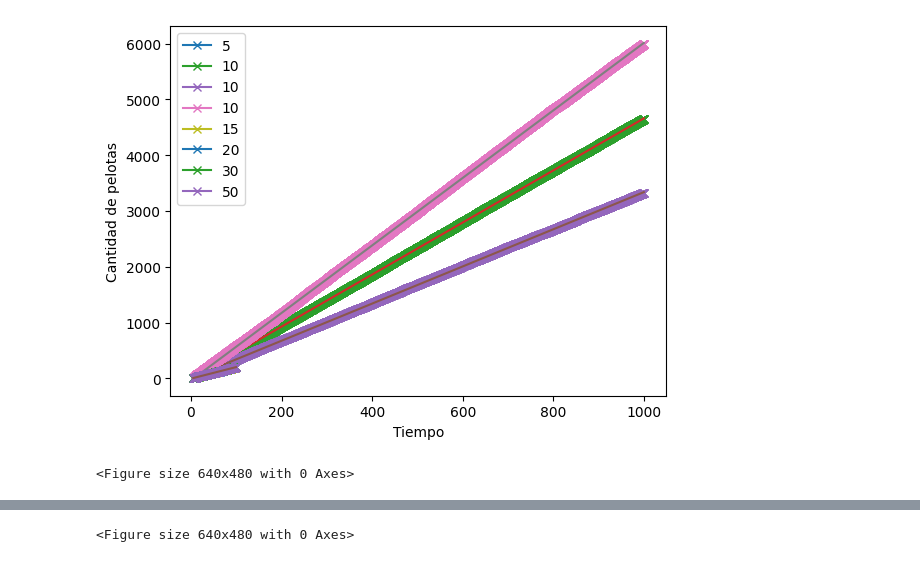
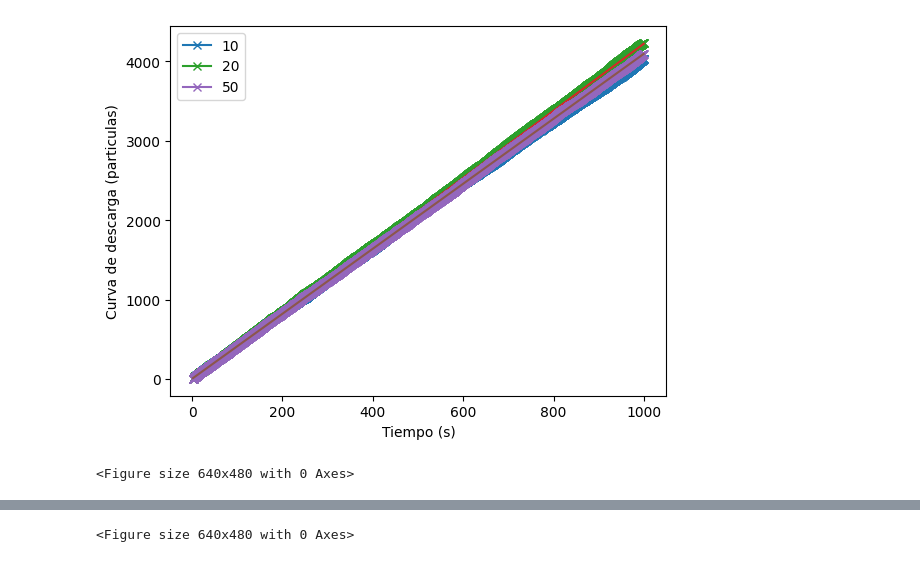
Before and after one commit to shadad00/Simulacion-de-sistemas, a Jupyter notebook: notebooks/TP5.ipynb, the cells around one changed output, grey strips where cells are left out. Drawn from its saved outputs; the diff is of its cells as text; code cells hidden in the pictures.

```diff
--- a/notebooks/TP5.ipynb
+++ b/notebooks/TP5.ipynb
@@ -77,29 +77,31 @@ def get_charge(path):
 # %%
 # Ejercicio 1.
 def plot_caudal_by_frequency():
     path = f"{BASE_PATH}/"
     frequencies = [5,10, 15,20, 30,50]
+    sub_freq = [10, 20, 50]
     result = {}
     fig, shared_ax = plt.subplots()
 
     for freq in frequencies:
         regex = '*fq'+ str(freq)+'_*_i*.csv'
         files = Path(path).glob(regex)
         for f in files:
             dfs = get_charge(f)
-            plot_discharge_line_for_freq(freq, f, shared_ax)
+            if freq in sub_freq:
+                plot_discharge_line_for_freq(freq, f, shared_ax)
         result[freq] = dfs
 
-    shared_ax.set_xlabel('Tiempo')
-    shared_ax.set_ylabel('Cantidad de pelotas')
+    shared_ax.set_xlabel('Tiempo (s)')
+    shared_ax.set_ylabel('Curva de descarga (particulas)')
     shared_ax.legend()
     plt.show()
     plt.clf()
-    plot_map("fluxVsFreq.png", result, "Frecuencia", "Caudal", False)
+    plot_map("fluxVsFreq.png", result, "Frecuencia (Hz)", "Caudal (Particulas / s)", False)
 
 plot_caudal_by_frequency()
 # %% [output]
-[figure, old version]
+[figure, new version]
 <Figure size 640x480 with 0 Axes>
 # %%
     # function for generating the discharge curve for the gap,
```
Also changed, not shown: parts of 8 cells of this notebook, 6 other files.
